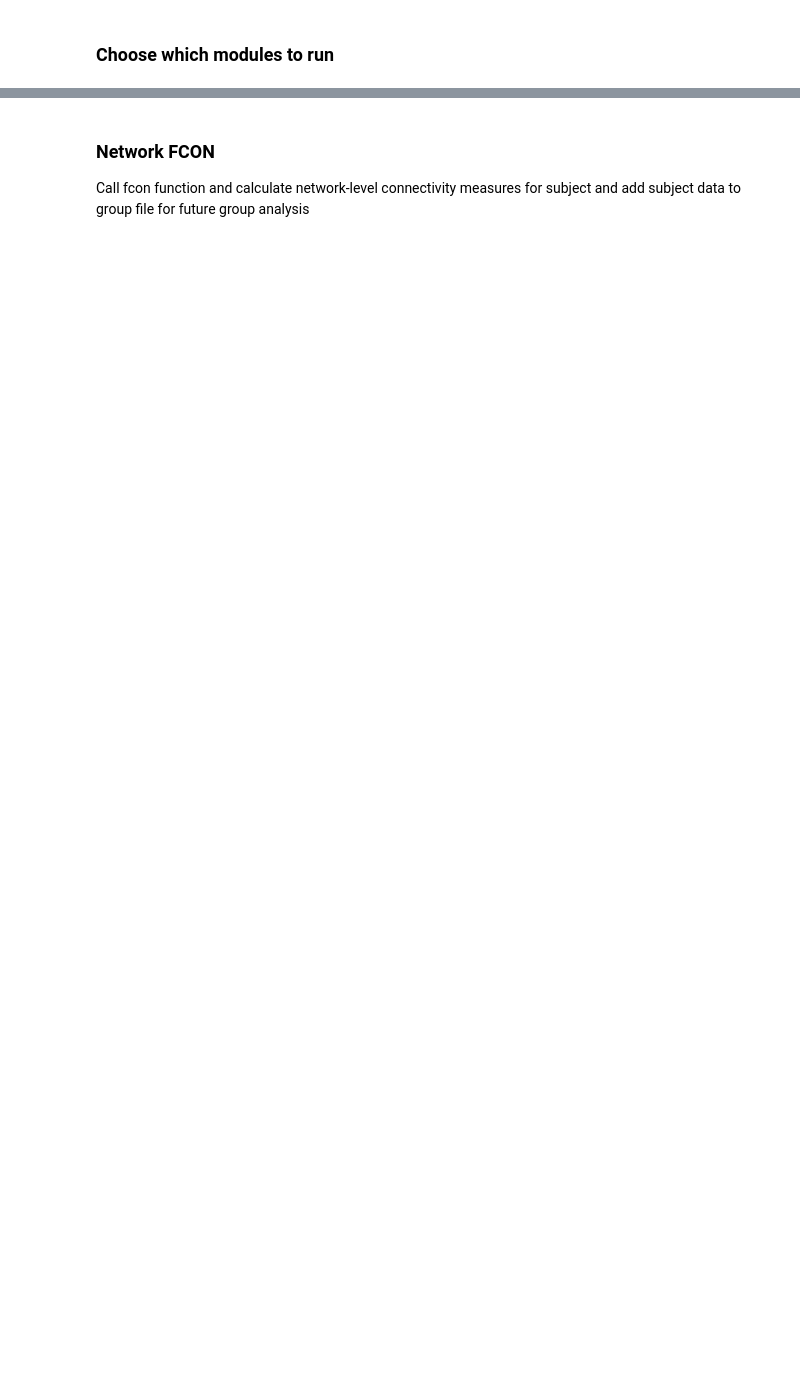
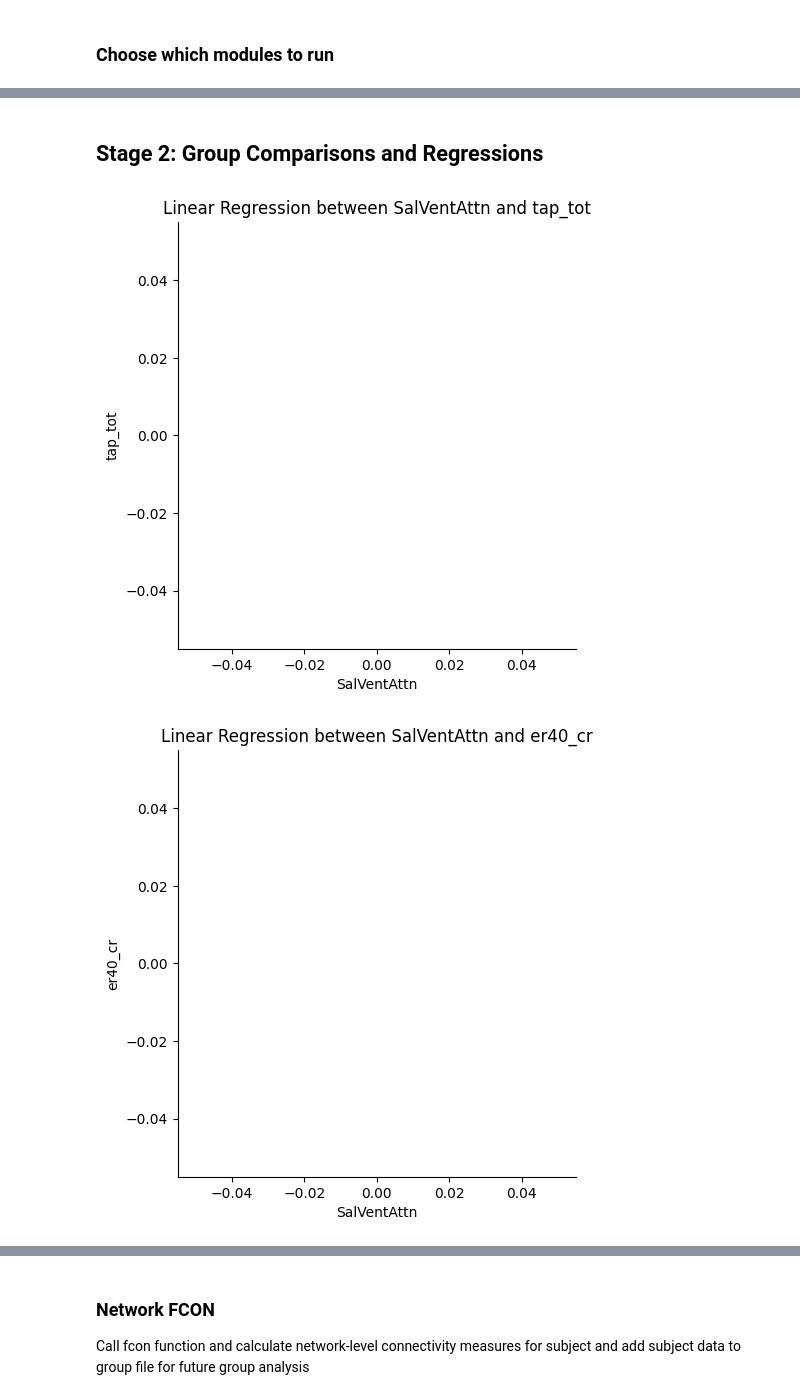
Before and after one commit to pecsok/glucest-rsfmri, a Jupyter notebook: fmri_pipeline/pipeline.ipynb, the cells around one changed output, grey strips where cells are left out. Saved outputs shown, nothing was run; the diff lists cells and outputs as text; code cells hidden in the pictures; blank space fills up the shorter version.

```diff
--- a/fmri_pipeline/pipeline.ipynb
+++ b/fmri_pipeline/pipeline.ipynb
@@ -22,14 +24,14 @@ clinpath = "~/Desktop/ImageData/PMACS_remote/data/clinical"
 networks = ["SalVentAttn", "VisCent"]
 CNB_scores = ["tap_tot", "er40_cr"]
 CNB_valids = ["tap_valid", "er40_valid"]
-clinical_scores = ["BDI", "PROMIS-Anx"]
 diag_scores = ["hstatus"] # ,"axis1_desc1","axis1_stat1"
+demo_scores = ["sex", "age", "race","ethnic","dateDiff"]
 
 # Make dataframe based on metrics of interest
 #columns = ["BBLID"] + ["Session"] + networks
 #fcon_df = pd.DataFrame(columns=columns)
 #clin_df = pd.DataFrame(columns=["BBLID", "Session"] + CNB_scores + clinical_scores + diag_scores)
-grp_df = pd.DataFrame(columns = ["BBLID"] + ["Session"] + networks + CNB_scores + clinical_scores + diag_scores)
+grp_df = pd.DataFrame(columns = ["BBLID"] + ["Session"] + demo_scores + networks + CNB_scores + diag_scores)
 print(grp_df)
 
 # Initialize empty lists and vars
@@ -57,9 +59,9 @@ Index: []
 ### Choose which modules to run
 # %%
 runfcon = False
-runALFF = True
 runCNB = True
+rundiag = True
+rundemo = True
 runCEST = True
-runClinical = True
-rundiag = True
+run_grpanalysis = True
 # %% [markdown]
@@ -171,0 +167,17 @@ Processing subject 18199
+# %% [markdown]
+## Stage 2: Group Comparisons and Regressions
+# %%
+if run_grpanalysis:
+    # Create a scatter plot with a linear regression line
+    for network in networks:
+        for CNB_score in CNB_scores:
+            sns.lmplot(x=network, y='tap_tot', data=grp_df)
+            # Add labels and a title to the plot
+            plt.xlabel(network)
+            plt.ylabel(CNB_score)
+            plt.title('Linear Regression between ' + network + ' and ' + CNB_score)
+            # Show the plot
+            plt.show()
+# %% [output]
+[figure, added]
+[figure, added]
```
Also changed, not shown: parts of 6 cells of this notebook.
